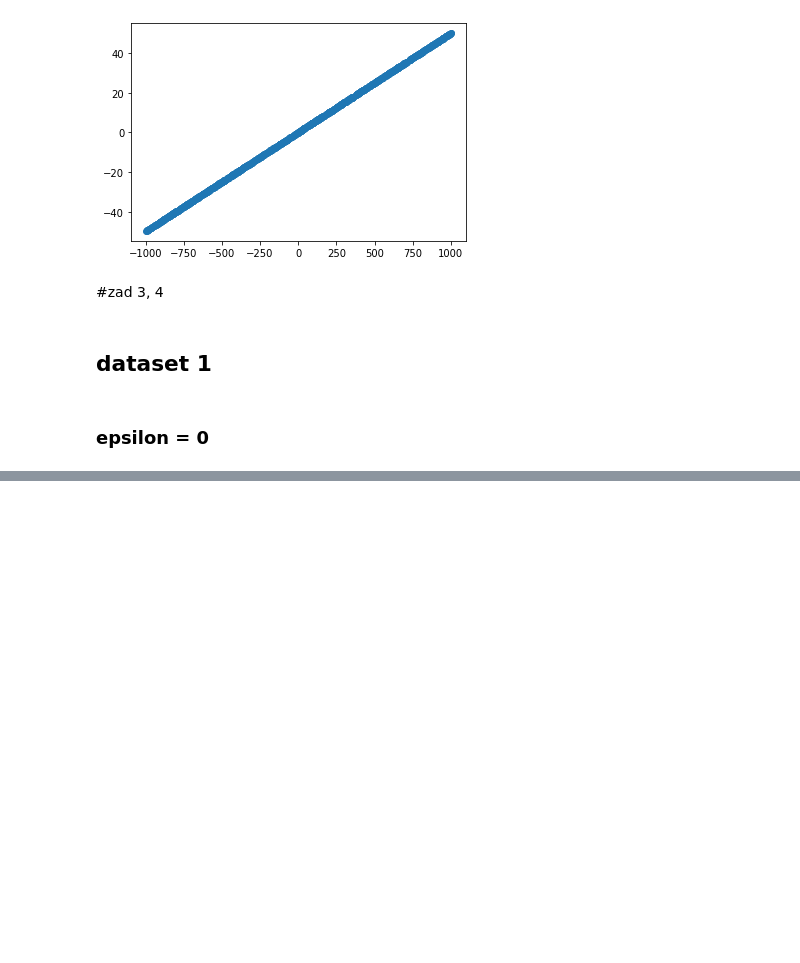
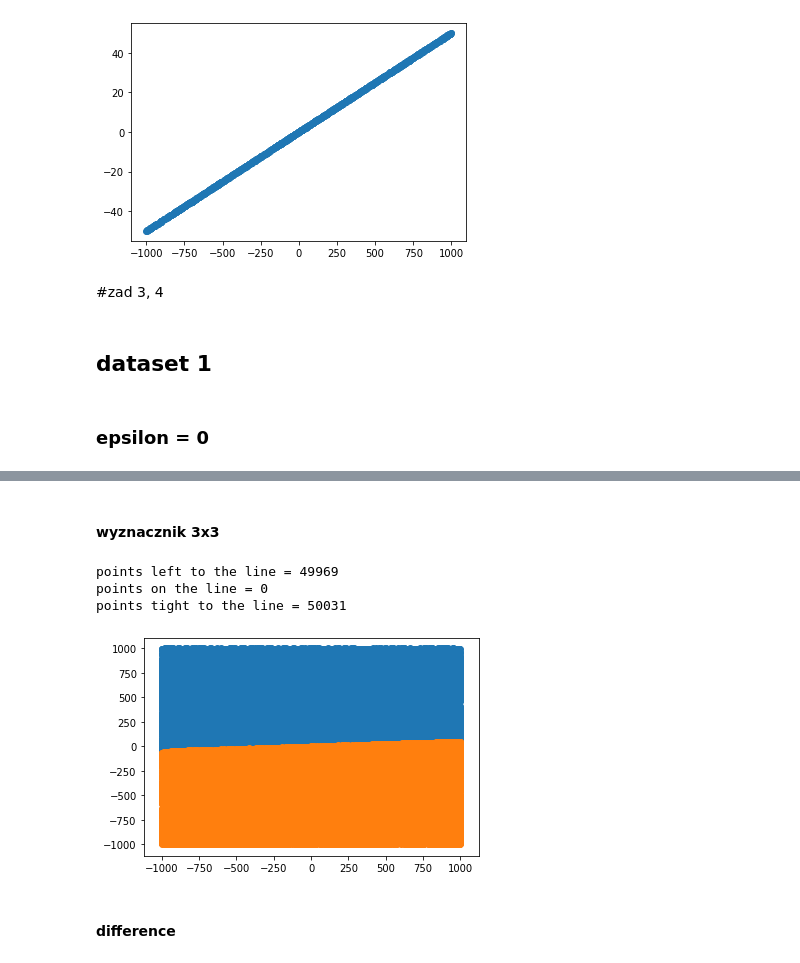
Before and after one commit to mateuszmonas/GeometricAlgorithms, a Jupyter notebook: notebooks/lab1/lab1.ipynb, the cells around one changed output, grey strips where cells are left out. Cells and saved outputs as stored; diff of their text form; code cells hidden in the pictures; blank space fills up the shorter version.

```diff
--- a/notebooks/lab1/lab1.ipynb
+++ b/notebooks/lab1/lab1.ipynb
@@ -326,0 +241,20 @@ plot.draw()
+# %% [markdown]
+#### wyznacznik 3x3
+# %%
+
+%matplotlib inline
+left =  [x for x in dataset if det_2(x, pow(10, -3))>0]
+on =  [x for x in dataset if det_2(x, pow(10, -3))==0]
+right =  [x for x in dataset if det_2(x, pow(10, -3))<0]
+print('points left to the line = ' + str(len(left)))
+print('points on the line = ' + str(len(on)))
+print('points tight to the line = ' + str(len(right)))
+plot = Plot([PointsCollection(left),PointsCollection(right),PointsCollection(on)])
+plot.draw()
+# %% [output]
+points left to the line = 49969
+points on the line = 0
+points tight to the line = 50031
+[figure, added]
+# %% [markdown]
+#### difference
```
Also changed, not shown: parts of 60 cells of this notebook.
